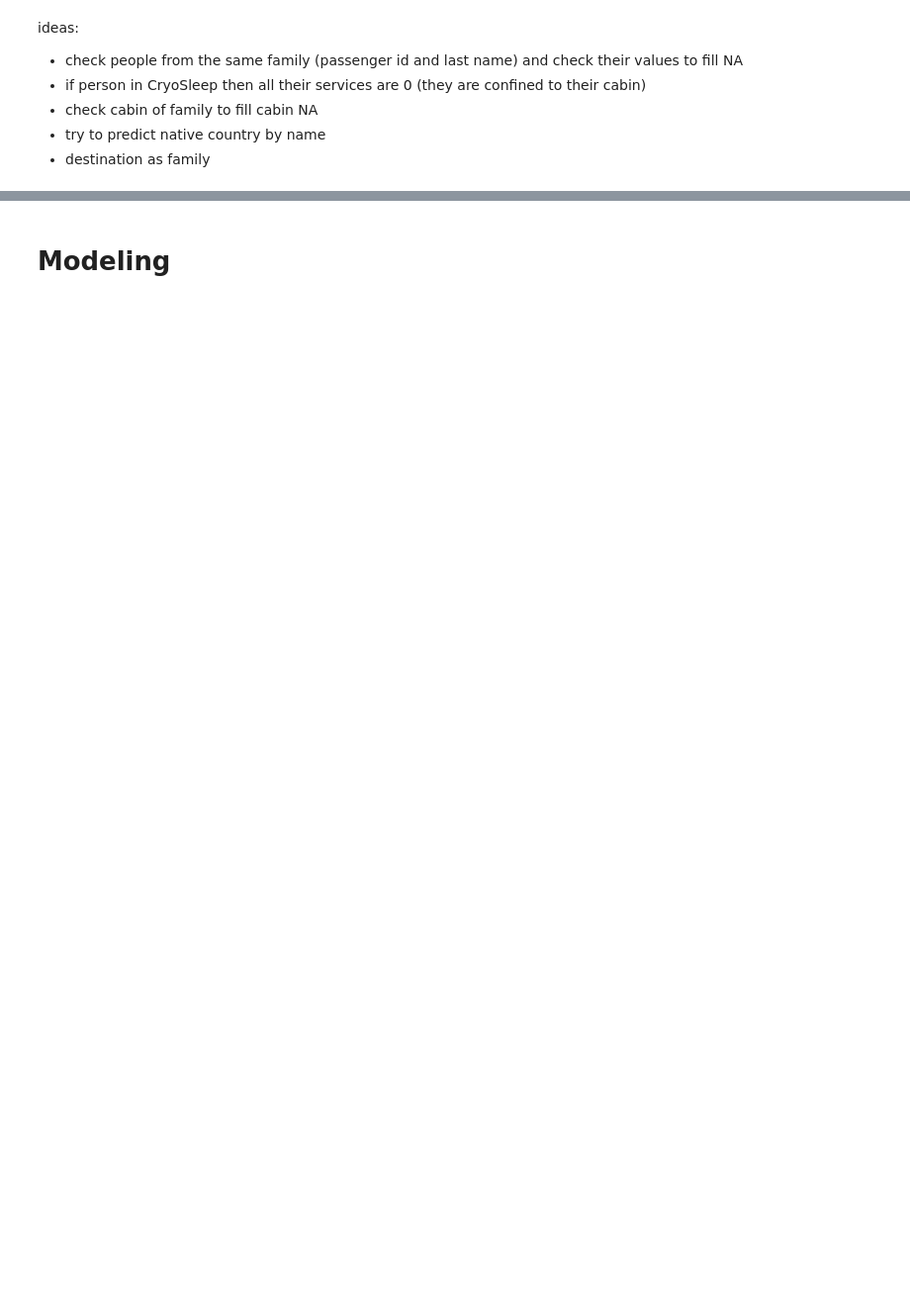
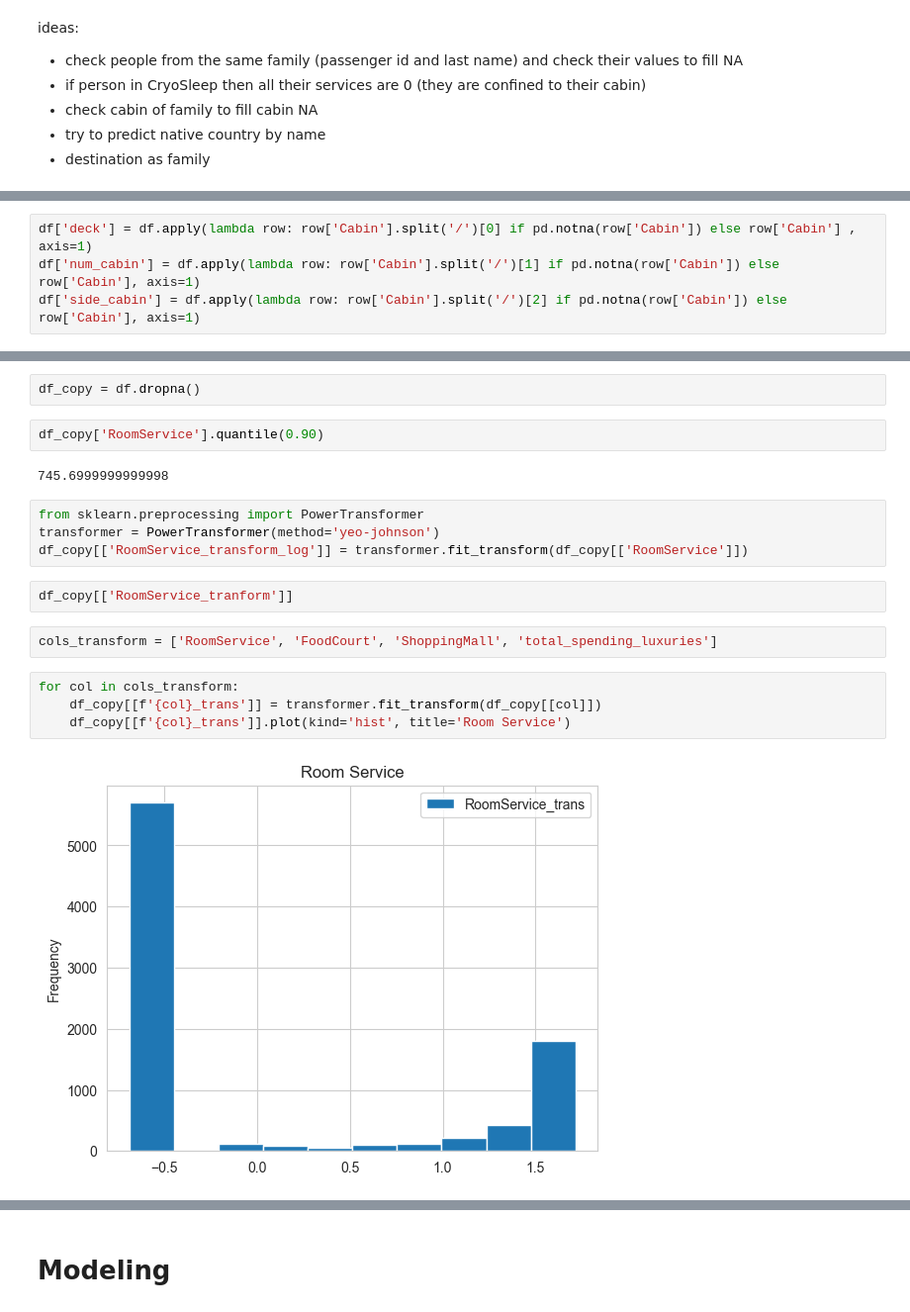
Before and after one commit to KateKorotova/ds_notebooks, a Jupyter notebook: notebooks/spaceship_titanic.ipynb, the cells around one changed output, grey strips where cells are left out. Shown at 99% size. Cells and saved outputs as stored; diff of their text form; blank space fills up the shorter version.

```diff
--- a/notebooks/spaceship_titanic.ipynb
+++ b/notebooks/spaceship_titanic.ipynb
@@ -551,0 +1016,4 @@ f1_score(y_test_org, preds_class)
+# %%
+df['deck'] = df.apply(lambda row: row['Cabin'].split('/')[0] if pd.notna(row['Cabin']) else row['Cabin'] , axis=1)
+df['num_cabin'] = df.apply(lambda row: row['Cabin'].split('/')[1] if pd.notna(row['Cabin']) else row['Cabin'], axis=1)
+df['side_cabin'] = df.apply(lambda row: row['Cabin'].split('/')[2] if pd.notna(row['Cabin']) else row['Cabin'], axis=1)
@@ -551,0 +1079,20 @@ f1_score(y_test_org, preds_class)
+# %%
+df_copy = df.dropna()
+# %%
+df_copy['RoomService'].quantile(0.90)
+# %% [output]
+745.6999999999998
+# %%
+from sklearn.preprocessing import PowerTransformer
+transformer = PowerTransformer(method='yeo-johnson')
+df_copy[['RoomService_transform_log']] = transformer.fit_transform(df_copy[['RoomService']])
+# %%
+df_copy[['RoomService_tranform']]
+# %%
+cols_transform = ['RoomService', 'FoodCourt', 'ShoppingMall', 'total_spending_luxuries']
+# %%
+for col in cols_transform:
+    df_copy[[f'{col}_trans']] = transformer.fit_transform(df_copy[[col]])
+    df_copy[[f'{col}_trans']].plot(kind='hist', title='Room Service')
+# %% [output]
+[figure, added]
```
Also changed, not shown: parts of 162 cells of this notebook, 1 other file.
